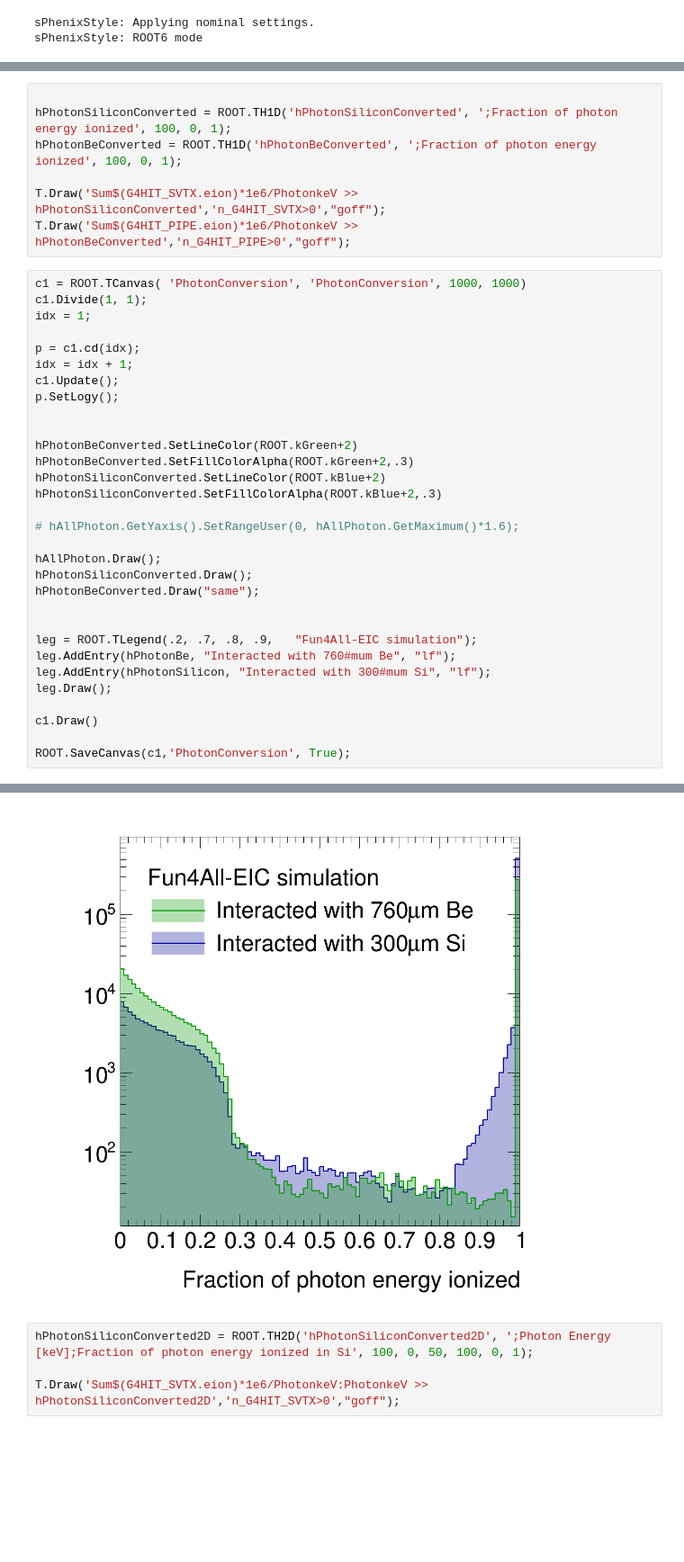
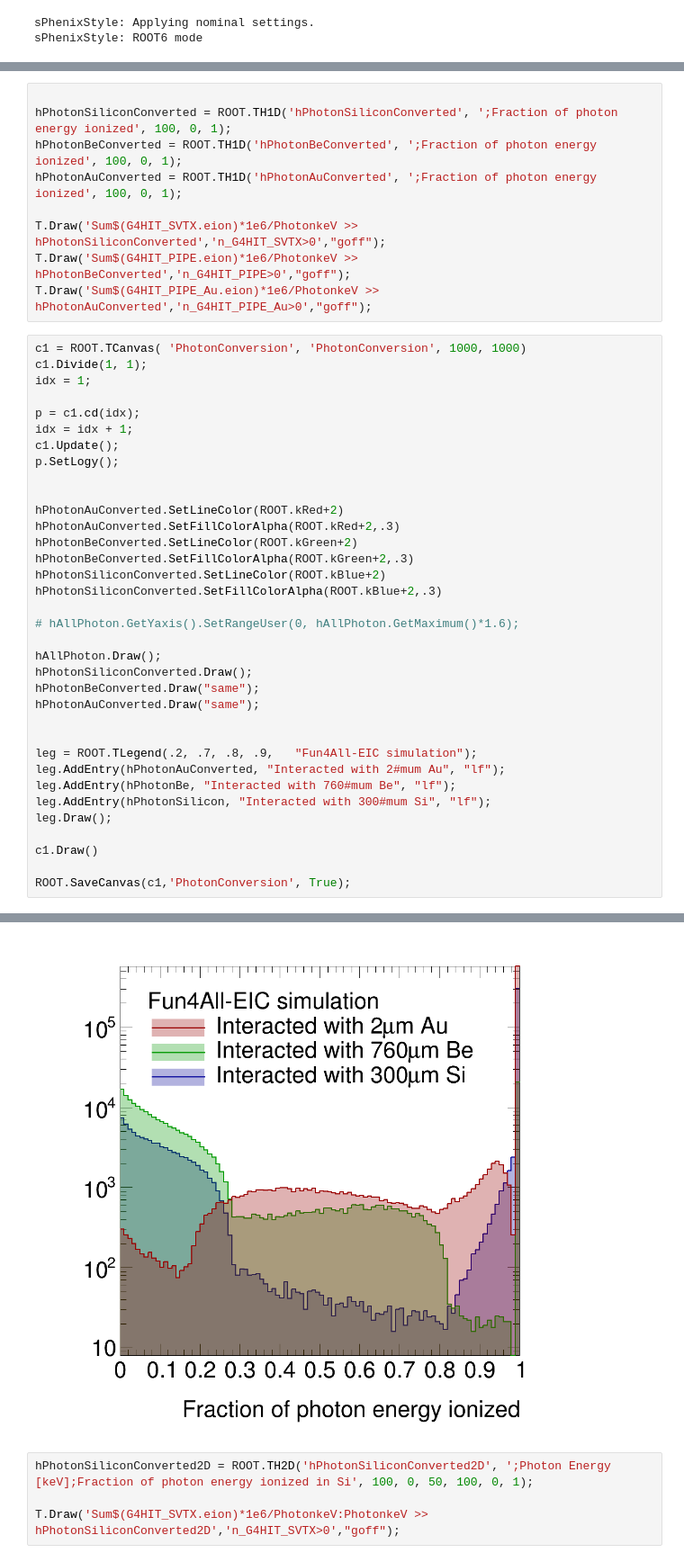
Before and after one commit to mumuustc/macros, a Jupyter notebook: macros/g4simulations/PhotonConversion.ipynb, the cells around one changed output, grey strips where cells are left out. Shown: that part at 90% size. Drawn from its saved outputs; the diff is of its cells as text; blank space fills up the shorter version.

```diff
--- a/macros/g4simulations/PhotonConversion.ipynb
+++ b/macros/g4simulations/PhotonConversion.ipynb
@@ -110,9 +118,11 @@ Info in <TCanvas::SaveSource>: C++ Macro file: PhotonIneraction.C has been gener
 
 hPhotonSiliconConverted = ROOT.TH1D('hPhotonSiliconConverted', ';Fraction of photon energy ionized', 100, 0, 1);
 hPhotonBeConverted = ROOT.TH1D('hPhotonBeConverted', ';Fraction of photon energy ionized', 100, 0, 1);
+hPhotonAuConverted = ROOT.TH1D('hPhotonAuConverted', ';Fraction of photon energy ionized', 100, 0, 1);
 
 T.Draw('Sum$(G4HIT_SVTX.eion)*1e6/PhotonkeV >> hPhotonSiliconConverted','n_G4HIT_SVTX>0',"goff");
 T.Draw('Sum$(G4HIT_PIPE.eion)*1e6/PhotonkeV >> hPhotonBeConverted','n_G4HIT_PIPE>0',"goff");
+T.Draw('Sum$(G4HIT_PIPE_Au.eion)*1e6/PhotonkeV >> hPhotonAuConverted','n_G4HIT_PIPE_Au>0',"goff");
 # %%
 c1 = ROOT.TCanvas( 'PhotonConversion', 'PhotonConversion', 1000, 1000)
 c1.Divide(1, 1);
@@ -124,6 +134,8 @@ c1.Update();
 p.SetLogy();
 
 
+hPhotonAuConverted.SetLineColor(ROOT.kRed+2)
+hPhotonAuConverted.SetFillColorAlpha(ROOT.kRed+2,.3)
 hPhotonBeConverted.SetLineColor(ROOT.kGreen+2)
 hPhotonBeConverted.SetFillColorAlpha(ROOT.kGreen+2,.3)
 hPhotonSiliconConverted.SetLineColor(ROOT.kBlue+2)
@@ -134,9 +146,11 @@ hPhotonSiliconConverted.SetFillColorAlpha(ROOT.kBlue+2,.3)
 hAllPhoton.Draw();
 hPhotonSiliconConverted.Draw();
 hPhotonBeConverted.Draw("same");
+hPhotonAuConverted.Draw("same");
 
 
 leg = ROOT.TLegend(.2, .7, .8, .9,   "Fun4All-EIC simulation");
+leg.AddEntry(hPhotonAuConverted, "Interacted with 2#mum Au", "lf");
 leg.AddEntry(hPhotonBe, "Interacted with 760#mum Be", "lf");
 leg.AddEntry(hPhotonSilicon, "Interacted with 300#mum Si", "lf");
 leg.Draw();
@@ -150,10 +165,10 @@ Save TH1 hPhotonBeConverted
 removed ‘PhotonConversion.svg’
 Info in <TCanvas::Print>: png file PhotonConversion.png has been created
 Info in <TCanvas::SaveAs>: ROOT file PhotonConversion.root has been created
 Info in <TCanvas::Print>: eps file PhotonConversion.eps has been created
 Info in <TCanvas::Print>: SVG file PhotonConversion.svg has been created
 Info in <TCanvas::SaveSource>: C++ Macro file: PhotonConversion.C has been generated
-[figure, old version]
+[figure, new version]
 # %%
 hPhotonSiliconConverted2D = ROOT.TH2D('hPhotonSiliconConverted2D', ';Photon Energy [keV];Fraction of photon energy ionized in Si', 100, 0, 50, 100, 0, 1);
 
```
Also changed, not shown: parts of 10 cells of this notebook, 16 other files.
